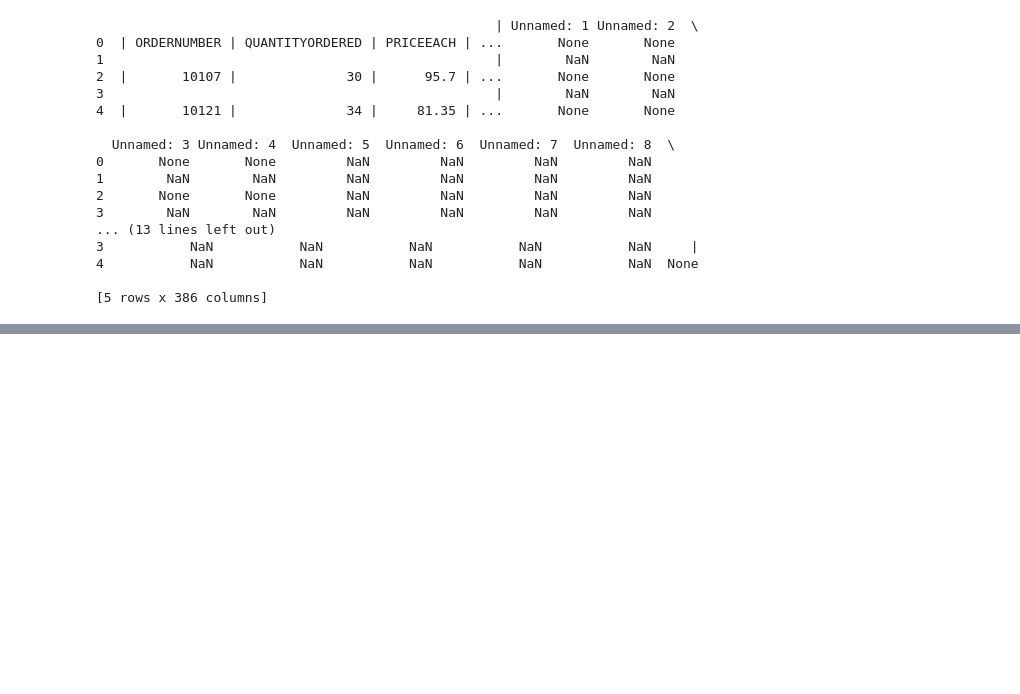
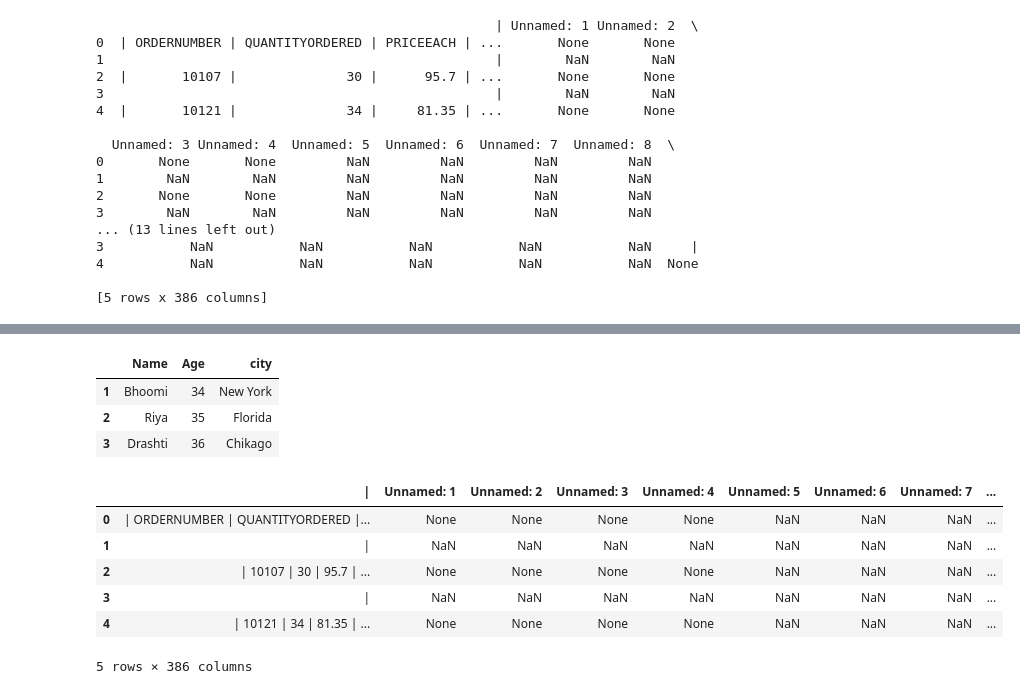
Before and after one commit to BinalPatel29/Udemy, a Jupyter notebook: Data_Analysis_With_Python/Pandas.ipynb, the cells around one changed output, grey strips where cells are left out. Saved outputs shown, nothing was run; the diff lists cells and outputs as text; code cells hidden in the pictures; blank space fills up the shorter version.

```diff
--- a/Data_Analysis_With_Python/Pandas.ipynb
+++ b/Data_Analysis_With_Python/Pandas.ipynb
@@ -112,0 +227,19 @@ print(df.head())
+# %%
+df
+# %% [output]
+|  | Name | Age | city |
+| 1 | Bhoomi | 34 | New York |
+| 2 | Riya | 35 | Florida |
+| 3 | Drashti | 36 | Chikago |
+# %%
+import pandas as pd
+df = pd.read_csv("sales_data_sample.csv", encoding="latin1", sep=None, engine="python")
+df.head(5)
+# %% [output]
+|  | | | Unnamed: 1 | Unnamed: 2 | Unnamed: 3 | Unnamed: 4 | Unnamed: 5 | Unnamed: 6 | Unnamed: 7 | ... |
+| 0 | | ORDERNUMBER | QUANTITYORDERED |... | None | None | None | None | NaN | NaN | NaN | ... |
+| 1 | | | NaN | NaN | NaN | NaN | NaN | NaN | NaN | ... |
+| 2 | | 10107 | 30 | 95.7 | ... | None | None | None | None | NaN | NaN | NaN | ... |
+| 3 | | | NaN | NaN | NaN | NaN | NaN | NaN | NaN | ... |
+| 4 | | 10121 | 34 | 81.35 | ... | None | None | None | None | NaN | NaN | NaN | ... |
+5 rows × 386 columns
```
Also changed, not shown: parts of 33 cells of this notebook, 1 other file.
